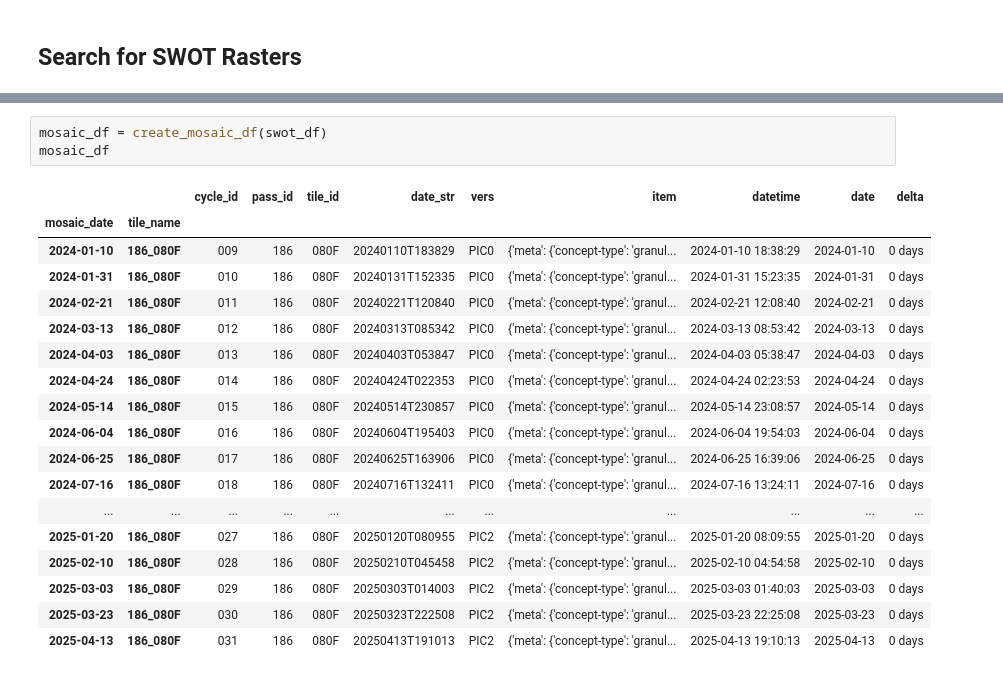
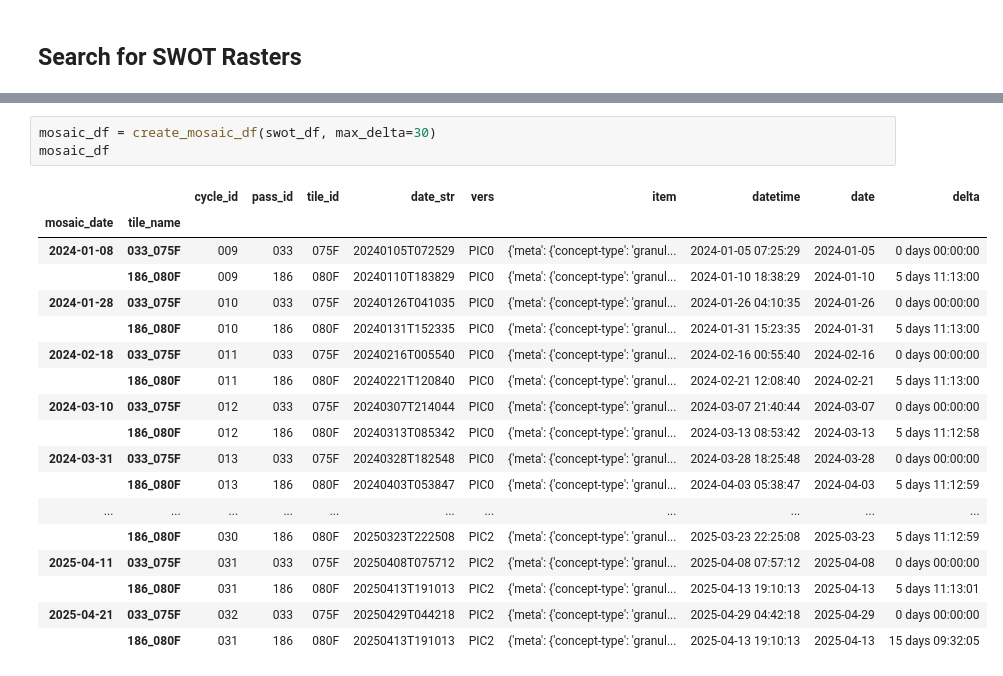
Before and after one commit to cordmaur/swot, a Jupyter notebook: nbs/08-Download_SWOT_rasters.ipynb, the cells around one changed output, grey strips where cells are left out. Drawn from its saved outputs; the diff is of its cells as text.

```diff
--- a/nbs/08-Download_SWOT_rasters.ipynb
+++ b/nbs/08-Download_SWOT_rasters.ipynb
@@ -49,23 +58,23 @@ len(swot_df)
 # %%
-mosaic_df = create_mosaic_df(swot_df)
+mosaic_df = create_mosaic_df(swot_df, max_delta=30)
 mosaic_df
 # %% [output]
 |  |  | cycle_id | pass_id | tile_id | date_str | vers | item | datetime | date | delta |
 | mosaic_date | tile_name |  |  |  |  |  |  |  |  |  |
-| 2024-01-10 | 186_080F | 009 | 186 | 080F | 20240110T183829 | PIC0 | {'meta': {'concept-type': 'granul... | 2024-01-10 18:38:29 | 2024-01-10 | 0 days |
-| 2024-01-31 | 186_080F | 010 | 186 | 080F | 20240131T152335 | PIC0 | {'meta': {'concept-type': 'granul... | 2024-01-31 15:23:35 | 2024-01-31 | 0 days |
-| 2024-02-21 | 186_080F | 011 | 186 | 080F | 20240221T120840 | PIC0 | {'meta': {'concept-type': 'granul... | 2024-02-21 12:08:40 | 2024-02-21 | 0 days |
-| 2024-03-13 | 186_080F | 012 | 186 | 080F | 20240313T085342 | PIC0 | {'meta': {'concept-type': 'granul... | 2024-03-13 08:53:42 | 2024-03-13 | 0 days |
-| 2024-04-03 | 186_080F | 013 | 186 | 080F | 20240403T053847 | PIC0 | {'meta': {'concept-type': 'granul... | 2024-04-03 05:38:47 | 2024-04-03 | 0 days |
-| 2024-04-24 | 186_080F | 014 | 186 | 080F | 20240424T022353 | PIC0 | {'meta': {'concept-type': 'granul... | 2024-04-24 02:23:53 | 2024-04-24 | 0 days |
-| 2024-05-14 | 186_080F | 015 | 186 | 080F | 20240514T230857 | PIC0 | {'meta': {'concept-type': 'granul... | 2024-05-14 23:08:57 | 2024-05-14 | 0 days |
-| 2024-06-04 | 186_080F | 016 | 186 | 080F | 20240604T195403 | PIC0 | {'meta': {'concept-type': 'granul... | 2024-06-04 19:54:03 | 2024-06-04 | 0 days |
-| 2024-06-25 | 186_080F | 017 | 186 | 080F | 20240625T163906 | PIC0 | {'meta': {'concept-type': 'granul... | 2024-06-25 16:39:06 | 2024-06-25 | 0 days |
-| 2024-07-16 | 186_080F | 018 | 186 | 080F | 20240716T132411 | PIC0 | {'meta': {'concept-type': 'granul... | 2024-07-16 13:24:11 | 2024-07-16 | 0 days |
+| 2024-01-08 | 033_075F | 009 | 033 | 075F | 20240105T072529 | PIC0 | {'meta': {'concept-type': 'granul... | 2024-01-05 07:25:29 | 2024-01-05 | 0 days 00:00:00 |
+|  | 186_080F | 009 | 186 | 080F | 20240110T183829 | PIC0 | {'meta': {'concept-type': 'granul... | 2024-01-10 18:38:29 | 2024-01-10 | 5 days 11:13:00 |
+| 2024-01-28 | 033_075F | 010 | 033 | 075F | 20240126T041035 | PIC0 | {'meta': {'concept-type': 'granul... | 2024-01-26 04:10:35 | 2024-01-26 | 0 days 00:00:00 |
+|  | 186_080F | 010 | 186 | 080F | 20240131T152335 | PIC0 | {'meta': {'concept-type': 'granul... | 2024-01-31 15:23:35 | 2024-01-31 | 5 days 11:13:00 |
+| 2024-02-18 | 033_075F | 011 | 033 | 075F | 20240216T005540 | PIC0 | {'meta': {'concept-type': 'granul... | 2024-02-16 00:55:40 | 2024-02-16 | 0 days 00:00:00 |
+|  | 186_080F | 011 | 186 | 080F | 20240221T120840 | PIC0 | {'meta': {'concept-type': 'granul... | 2024-02-21 12:08:40 | 2024-02-21 | 5 days 11:13:00 |
+| 2024-03-10 | 033_075F | 012 | 033 | 075F | 20240307T214044 | PIC0 | {'meta': {'concept-type': 'granul... | 2024-03-07 21:40:44 | 2024-03-07 | 0 days 00:00:00 |
+|  | 186_080F | 012 | 186 | 080F | 20240313T085342 | PIC0 | {'meta': {'concept-type': 'granul... | 2024-03-13 08:53:42 | 2024-03-13 | 5 days 11:12:58 |
+| 2024-03-31 | 033_075F | 013 | 033 | 075F | 20240328T182548 | PIC0 | {'meta': {'concept-type': 'granul... | 2024-03-28 18:25:48 | 2024-03-28 | 0 days 00:00:00 |
+|  | 186_080F | 013 | 186 | 080F | 20240403T053847 | PIC0 | {'meta': {'concept-type': 'granul... | 2024-04-03 05:38:47 | 2024-04-03 | 5 days 11:12:59 |
 | ... | ... | ... | ... | ... | ... | ... | ... | ... | ... | ... |
-| 2025-01-20 | 186_080F | 027 | 186 | 080F | 20250120T080955 | PIC2 | {'meta': {'concept-type': 'granul... | 2025-01-20 08:09:55 | 2025-01-20 | 0 days |
-| 2025-02-10 | 186_080F | 028 | 186 | 080F | 20250210T045458 | PIC2 | {'meta': {'concept-type': 'granul... | 2025-02-10 04:54:58 | 2025-02-10 | 0 days |
-| 2025-03-03 | 186_080F | 029 | 186 | 080F | 20250303T014003 | PIC2 | {'meta': {'concept-type': 'granul... | 2025-03-03 01:40:03 | 2025-03-03 | 0 days |
-| 2025-03-23 | 186_080F | 030 | 186 | 080F | 20250323T222508 | PIC2 | {'meta': {'concept-type': 'granul... | 2025-03-23 22:25:08 | 2025-03-23 | 0 days |
-| 2025-04-13 | 186_080F | 031 | 186 | 080F | 20250413T191013 | PIC2 | {'meta': {'concept-type': 'granul... | 2025-04-13 19:10:13 | 2025-04-13 | 0 days |
+|  | 186_080F | 030 | 186 | 080F | 20250323T222508 | PIC2 | {'meta': {'concept-type': 'granul... | 2025-03-23 22:25:08 | 2025-03-23 | 5 days 11:12:59 |
+| 2025-04-11 | 033_075F | 031 | 033 | 075F | 20250408T075712 | PIC2 | {'meta': {'concept-type': 'granul... | 2025-04-08 07:57:12 | 2025-04-08 | 0 days 00:00:00 |
+|  | 186_080F | 031 | 186 | 080F | 20250413T191013 | PIC2 | {'meta': {'concept-type': 'granul... | 2025-04-13 19:10:13 | 2025-04-13 | 5 days 11:13:01 |
+| 2025-04-21 | 033_075F | 032 | 033 | 075F | 20250429T044218 | PIC2 | {'meta': {'concept-type': 'granul... | 2025-04-29 04:42:18 | 2025-04-29 | 0 days 00:00:00 |
+|  | 186_080F | 031 | 186 | 080F | 20250413T191013 | PIC2 | {'meta': {'concept-type': 'granul... | 2025-04-13 19:10:13 | 2025-04-13 | 15 days 09:32:05 |
 # %%
```
Also changed, not shown: parts of 89 cells of this notebook, 7 other files.
